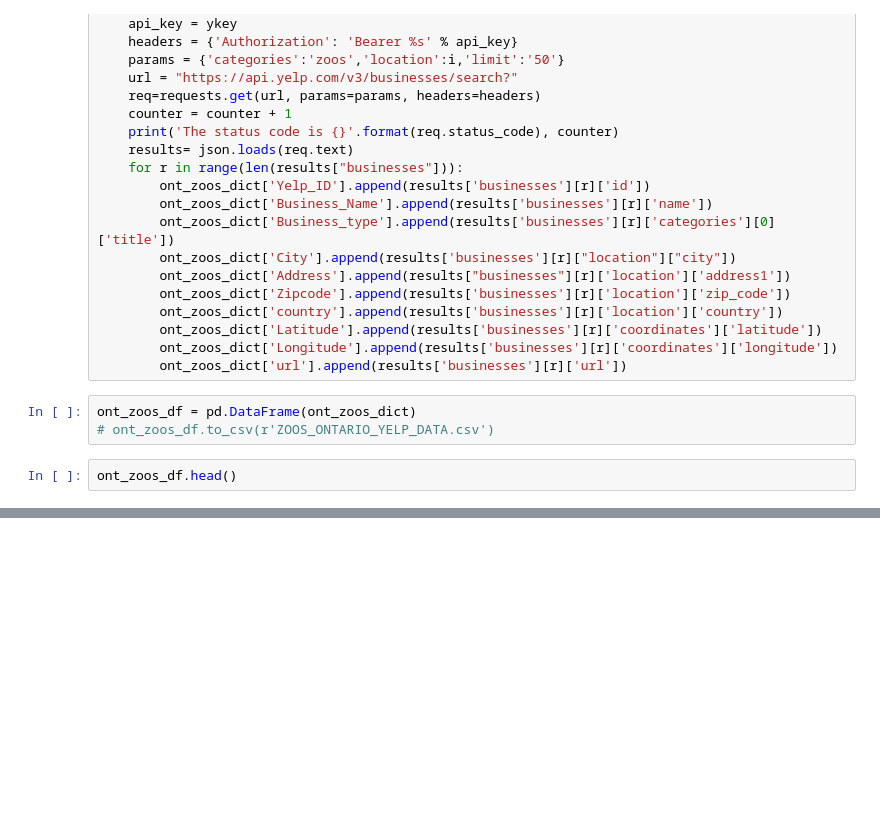
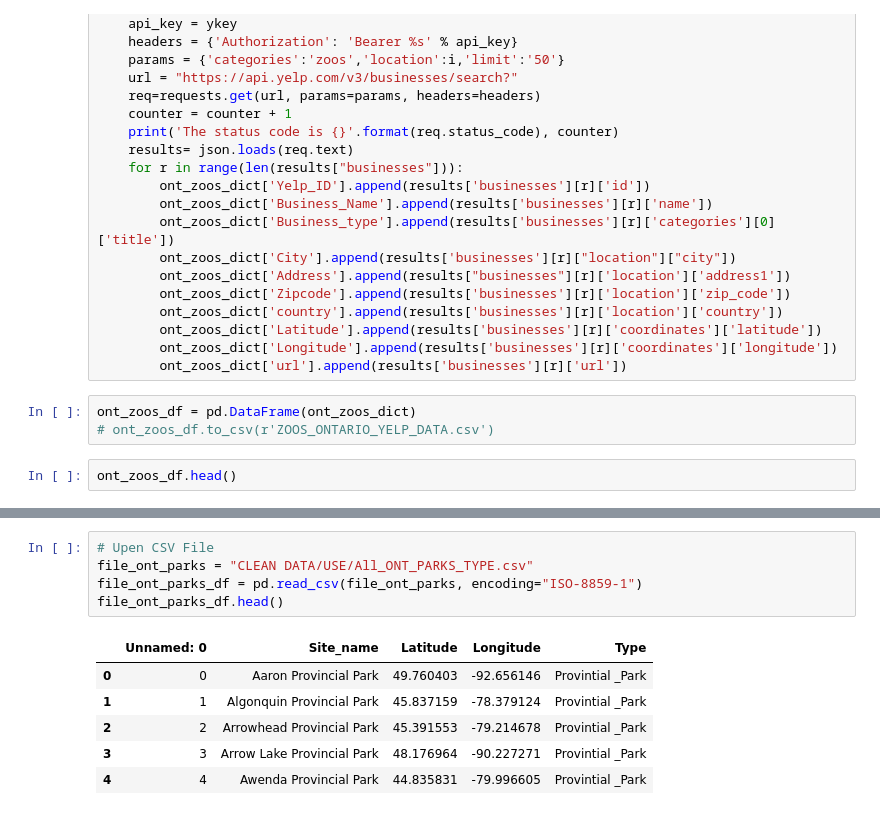
Before and after one commit to Santiago-FR/DAB-FinalProject-Santiago, a Jupyter notebook: Prod/main.ipynb, the cells around one changed output, grey strips where cells are left out. Saved outputs shown, nothing was run; the diff lists cells and outputs as text; blank space fills up the shorter version.

```diff
--- a/Prod/main.ipynb
+++ b/Prod/main.ipynb
@@ -271,0 +457,12 @@ ont_zoos_df.head()
+# %%
+# Upen CSV File
+file_ont_parks = "CLEAN DATA/USE/All_ONT_PARKS_TYPE.csv"
+file_ont_parks_df = pd.read_csv(file_ont_parks, encoding="ISO-8859-1")
+file_ont_parks_df.head()
+# %% [output]
+|  | Unnamed: 0 | Site_name | Latitude | Longitude | Type |
+| 0 | 0 | Aaron Provincial Park | 49.760403 | -92.656146 | Provintial _Park |
+| 1 | 1 | Algonquin Provincial Park | 45.837159 | -78.379124 | Provintial _Park |
+| 2 | 2 | Arrowhead Provincial Park | 45.391553 | -79.214678 | Provintial _Park |
+| 3 | 3 | Arrow Lake Provincial Park | 48.176964 | -90.227271 | Provintial _Park |
+| 4 | 4 | Awenda Provincial Park | 44.835831 | -79.996605 | Provintial _Park |
```
Also changed, not shown: parts of 20 cells of this notebook, 26 other files.
